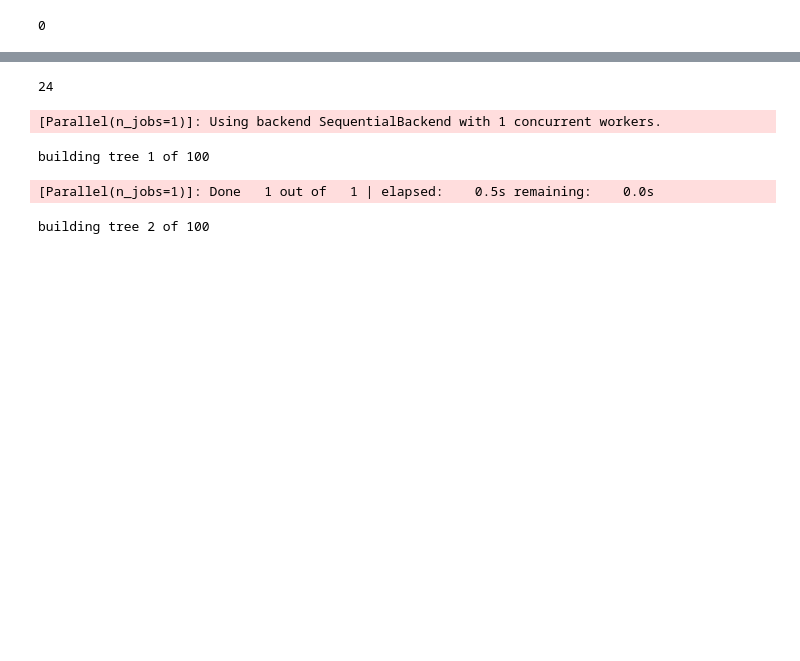
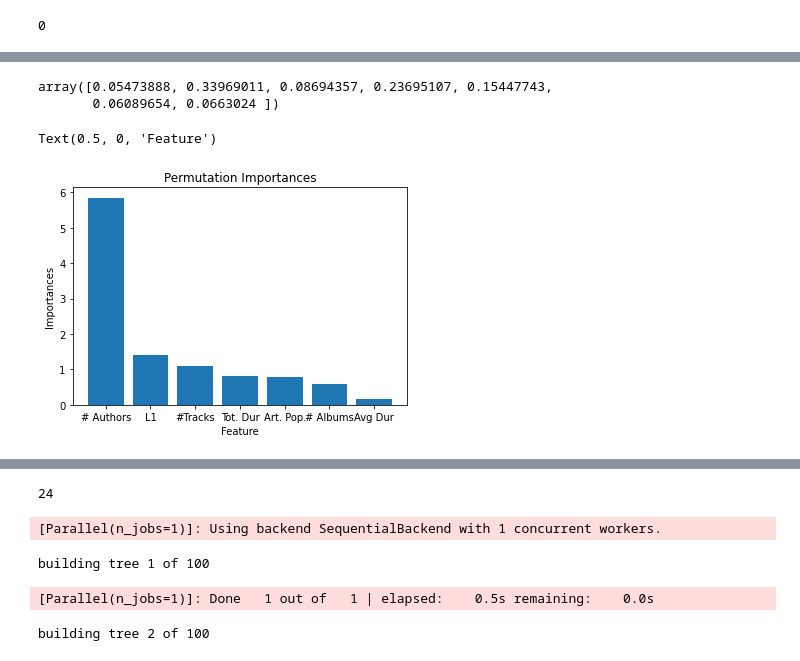
Before and after one commit to Ferev/playlist_popularity, a Jupyter notebook: [Random Forest] Analysis.ipynb, the cells around one changed output, grey strips where cells are left out. Cells and saved outputs as stored; diff of their text form; code cells hidden in the pictures; blank space fills up the shorter version.

Commit message:
added random forests

```diff
--- a/[Random Forest] Analysis.ipynb
+++ b/[Random Forest] Analysis.ipynb
@@ -48,4 +72,6 @@ print(x[:2], y[:2], data[:2])
 # %%
 x = np.delete(x,1,1)
 # %%
-x[:2]
+#l1, derived popularity, number_of_tracks  , total_duration , avg_song_length , num albums
+x[:,3] = x[:,3]*1.66667e-5
+x[:,4] = x[:,4]*1.66667e-5
@@ -92,0 +133,8 @@ clf.score(x,y)
+# %%
+# number_of_tracks, total_duration, avg_song_length, albums, total_author_count
+feats = ['L1', 'Art. Pop.', '#Tracks', 'Tot. Dur', 'Avg Dur', '# Albums', '# Authors']
+# %%
+result = permutation_importance(
+    clf, x, y, n_repeats=10, random_state=42,
+)
+importances = result.importances_mean
@@ -92,0 +159,17 @@ clf.score(x,y)
+# %%
+imp = sorted(list(zip(feats, importances)), key = lambda x: x[1], reverse=True)
+# %%
+clf.feature_importances_
+# %% [output]
+array([0.05473888, 0.33969011, 0.08694357, 0.23695107, 0.15447743,
+       0.06089654, 0.0663024 ])
+# %%
+buckets = [x[0] for x in imp]
+vals = [x[1] for x in imp]
+plt.bar(buckets, vals)
+plt.title('Permutation Importances')
+plt.ylabel('Importances')
+plt.xlabel('Feature')
+# %% [output]
+Text(0.5, 0, 'Feature')
+[figure, added]
```
Also changed, not shown: parts of 18 cells of this notebook, 1 other file.
